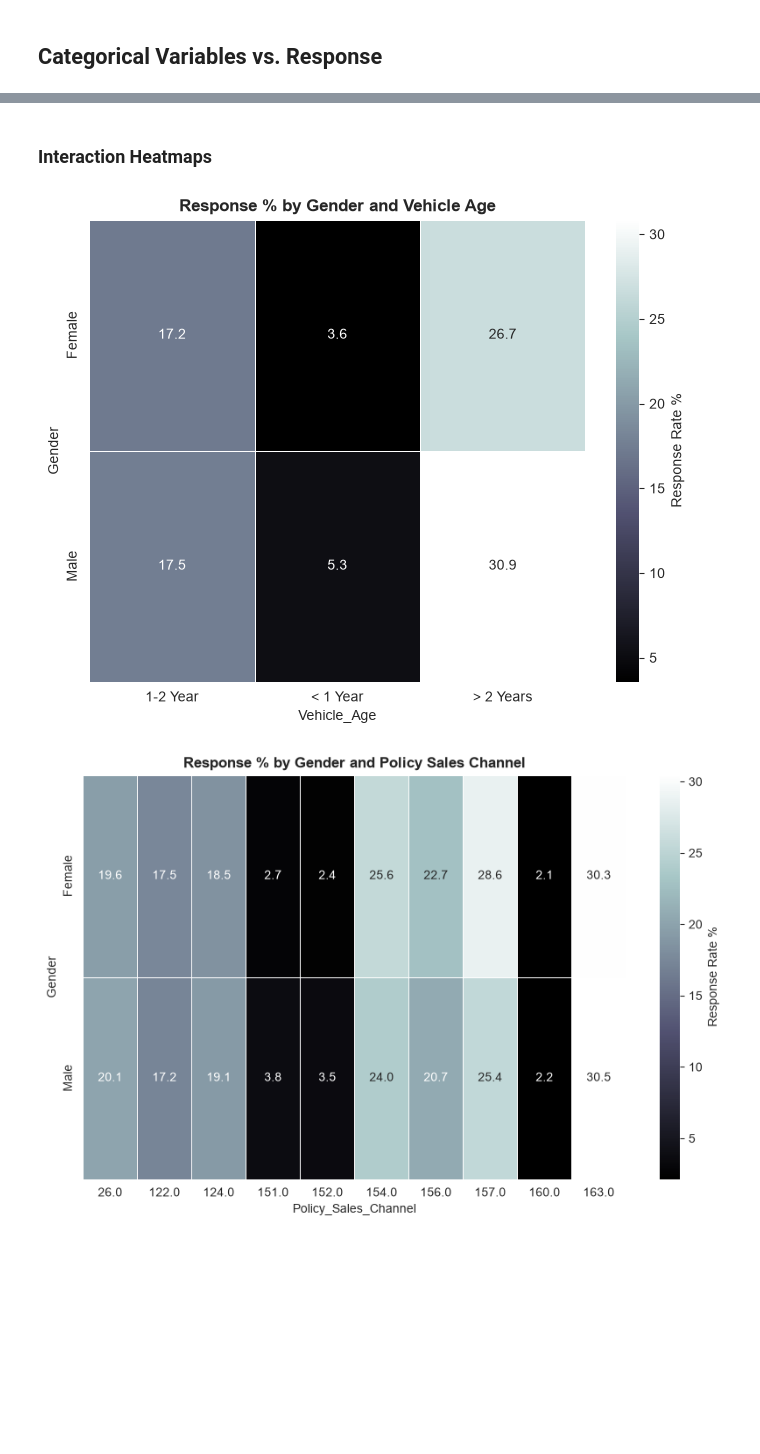
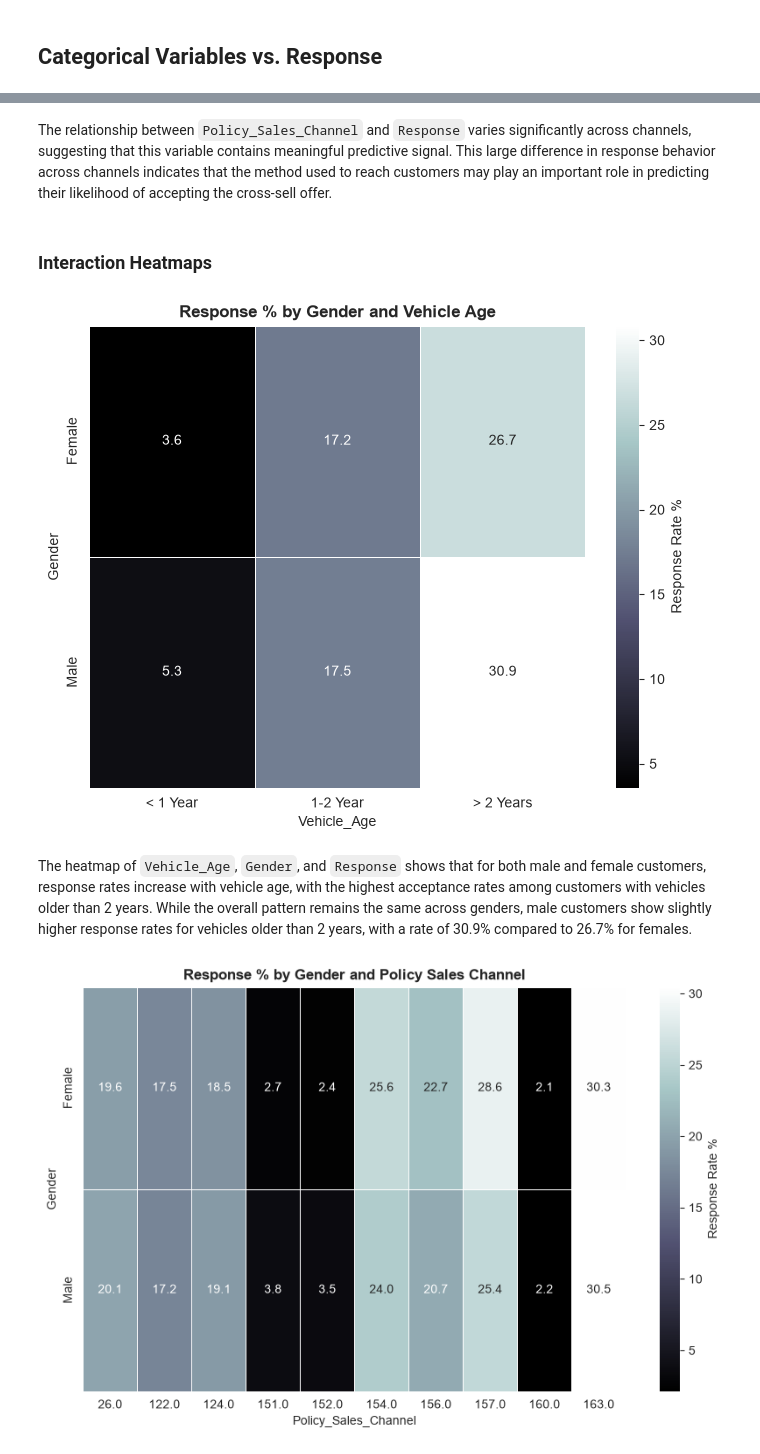
Before and after one commit to asherdata1/health-insurance-cross-sell-prediction, a Jupyter notebook: 02_notebooks/Final_Notebook-Katia.ipynb, the cells around one changed output, grey strips where cells are left out. Cells and saved outputs as stored; diff of their text form; code cells hidden in the pictures; blank space fills up the shorter version.

```diff
--- a/02_notebooks/Final_Notebook-Katia.ipynb
+++ b/02_notebooks/Final_Notebook-Katia.ipynb
@@ -229,10 +318,10 @@ fig, axes = plt.subplots(2, 2, figsize=(12, 8))
 axes = axes.flatten()
 
 for i, col in enumerate(cols):
-    if raw_data[col].dtype in ["int64", "int32"]:
-        plot_data = raw_data[col].map(label_map)
+    if df[col].dtype in ["int64", "int32"]:
+        plot_data = df[col].map(label_map)
     else:
-        plot_data = raw_data[col]
+        plot_data = df[col]
 
     sns.countplot(
         x=plot_data,
@@ -254,23 +351,22 @@ Most categorical features, including `Gender`, `Vehicle_Damage`, and `Previously
 # %% [markdown]
 ### Numeric Variables
 # %%
-
-raw_data['Annual_Premium_log'] = np.log1p(raw_data['Annual_Premium'])
+df['Annual_Premium_log'] = np.log1p(df['Annual_Premium'])
 cols = ["Age", "Annual_Premium", "Vintage", "Annual_Premium_log"]
 
 fig, axes = plt.subplots(2, 2, figsize=(14, 8))
 axes = axes.flatten()
 
 for i, col in enumerate(cols):
-    plot_data = raw_data[col]
+    plot_data = df[col]
     sns.histplot(x=plot_data, ax=axes[i], color="grey")
 
     axes[i].axvline(
-        raw_data[col].mean(), color="red", linestyle="--",
+        df[col].mean(), color="red", linestyle="--",
         linewidth=1.5, label="Mean"
     )
     axes[i].axvline(
-        raw_data[col].median(), color="blue", linestyle="--",
+        df[col].median(), color="green", linestyle="--",
         linewidth=1.5, label="Median"
     )
     axes[i].set_title(col)
@@ -454,27 +615,35 @@ plot_response_crosstab(raw_data, "Previously_Insured")
+# %% [markdown]
+The relationship between `Policy_Sales_Channel` and `Response` varies significantly across channels, suggesting that this variable contains meaningful predictive signal. This large difference in response behavior across channels indicates that the method used to reach customers may play an important role in predicting their likelihood of accepting the cross-sell offer.
 # %% [markdown]
 ### Interaction Heatmaps
 # %%
+vehicle_age_order = ["< 1 Year", "1-2 Year", "> 2 Years"]
+
 pivot = (
-    raw_data.groupby(["Gender", "Vehicle_Age"])["Response"]
+    df.groupby(["Gender", "Vehicle_Age"])["Response"]
     .apply(lambda x: (x == 1).mean() * 100)
     .reset_index()
 )
 pivot.columns = ["Gender", "Vehicle_Age", "Response"]
 pivot_table = pivot.pivot(index="Gender", columns="Vehicle_Age", values="Response")
+
+pivot_table = pivot_table.reindex(columns=vehicle_age_order)
 
 fig, ax = plt.subplots(figsize=(8, 6))
 sns.heatmap(
     pivot_table,
     annot=True,
     fmt=".1f",
     # cmap="viridis",       # colorblind-safe sequential palette
     cmap="bone",
     linewidths=0.5,
     cbar_kws={"label": "Response Rate %"},
     ax=ax
 )
 plt.title("Response % by Gender and Vehicle Age", fontweight="bold")
 plt.show()
 # %% [output]
-[figure, old version]
+[figure, new version]
+# %% [markdown]
+The heatmap of `Vehicle_Age`, `Gender`, and `Response` shows that for both male and female customers, response rates increase with vehicle age, with the highest acceptance rates among customers with vehicles older than 2 years. While the overall pattern remains the same across genders, male customers show slightly higher response rates for vehicles older than 2 years, with a rate of 30.9% compared to 26.7% for females.
 # %%
```
Also changed, not shown: parts of 60 cells of this notebook, 6 other files.
